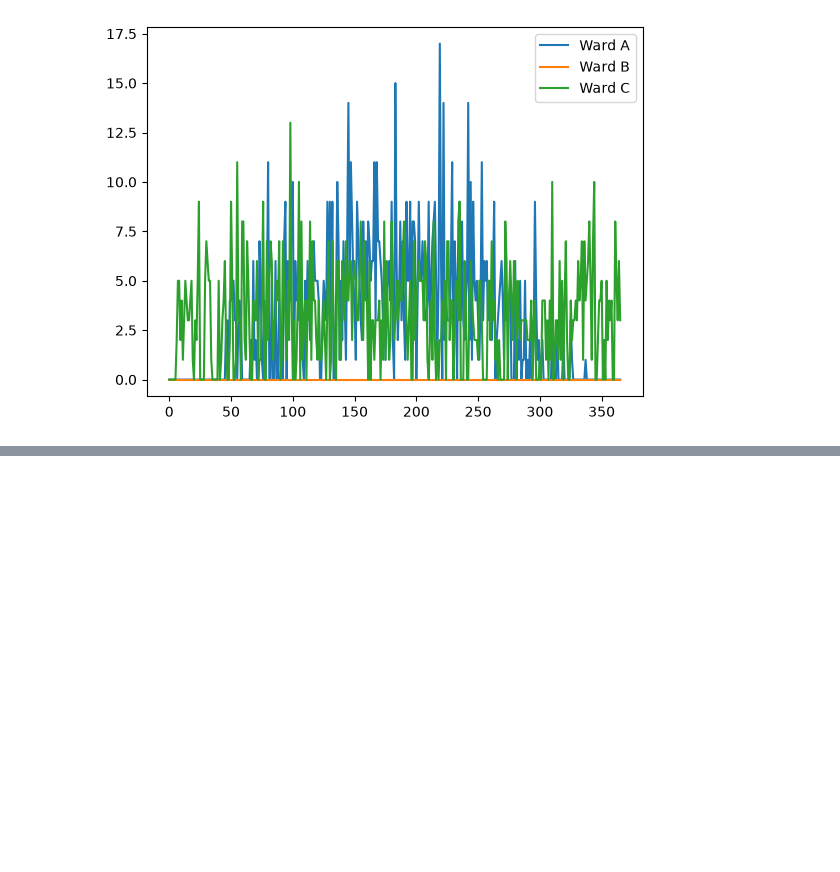
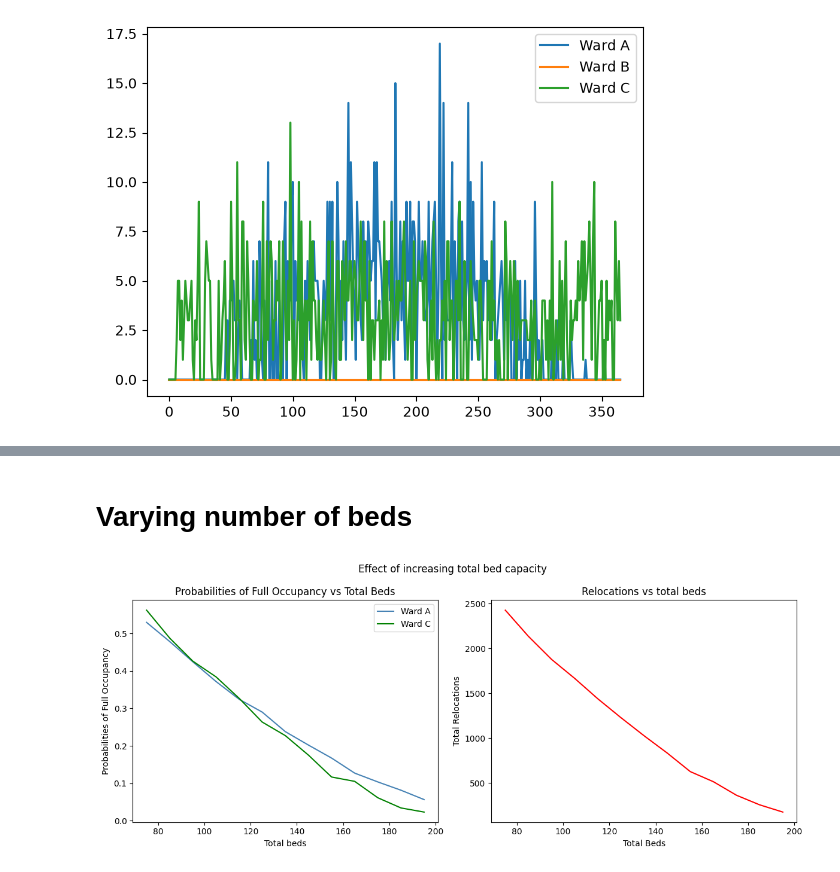
Before and after one commit to kridk999/stochastic_project1, a Jupyter notebook: src/prjt1/project2.ipynb, the cells around one changed output, grey strips where cells are left out. Saved outputs shown, nothing was run; the diff lists cells and outputs as text; code cells hidden in the pictures; blank space fills up the shorter version.

```diff
--- a/src/prjt1/project2.ipynb
+++ b/src/prjt1/project2.ipynb
@@ -246,0 +434,11 @@ rejected_df.plot()
+# %% [markdown]
+# Varying number of beds
+# %%
+T = 365
+t = np.arange(T+1)
+cap = [25, 25, 25]
+arrival_rates = [-(1/3650)*t**2 + (1/10)*t, (1/5)*(-(1/3650)*t**2 + (1/10)*t), np.full_like(t, 6)]
+mu = [np.log(4 * np.sqrt(2)), np.log(6 * np.sqrt(2)), np.log(5 * np.sqrt(2))]
+sigma = [np.log(2), np.log(2), np.log(2)]
+
+occupied, Rejected, Reallocated, no_patients = PatientFlowSimulation(cap, arrival_rates, mu, sigma, T)
@@ -246,0 +470,24 @@ rejected_df.plot()
+# %%
+mA = prob_A_all.mean(axis=1)
+mC = prob_C_all.mean(axis=1)
+mR = relocation_all.mean(axis=1)
+
+fig, (ax1, ax2) = plt.subplots(1, 2, figsize=(12, 5))
+fig.suptitle('Effect of increasing total bed capacity')
+
+ax1.plot(totals, mA, label='Ward A', color='steelblue')
+ax1.plot(totals, mC, label='Ward C', color='green')
+ax1.set_xlabel('Total beds')
+ax1.set_ylabel('Probabilities of Full Occupancy')
+ax1.set_title('Probabilities of Full Occupancy vs Total Beds')
+ax1.legend()
+
+ax2.plot(totals, mR, color='red')
+ax2.set_xlabel('Total Beds')
+ax2.set_ylabel('Total Relocations')
+ax2.set_title('Relocations vs total beds')
+
+plt.tight_layout()
+plt.show()
+# %% [output]
+[figure, added]
```
Also changed, not shown: parts of 6 cells of this notebook.
